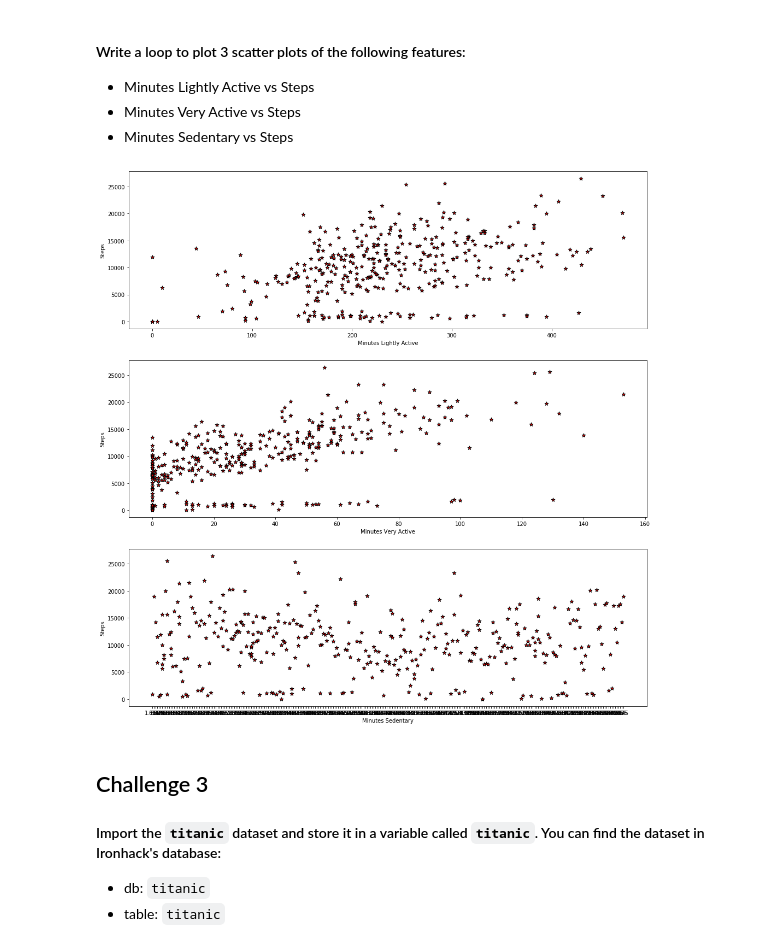
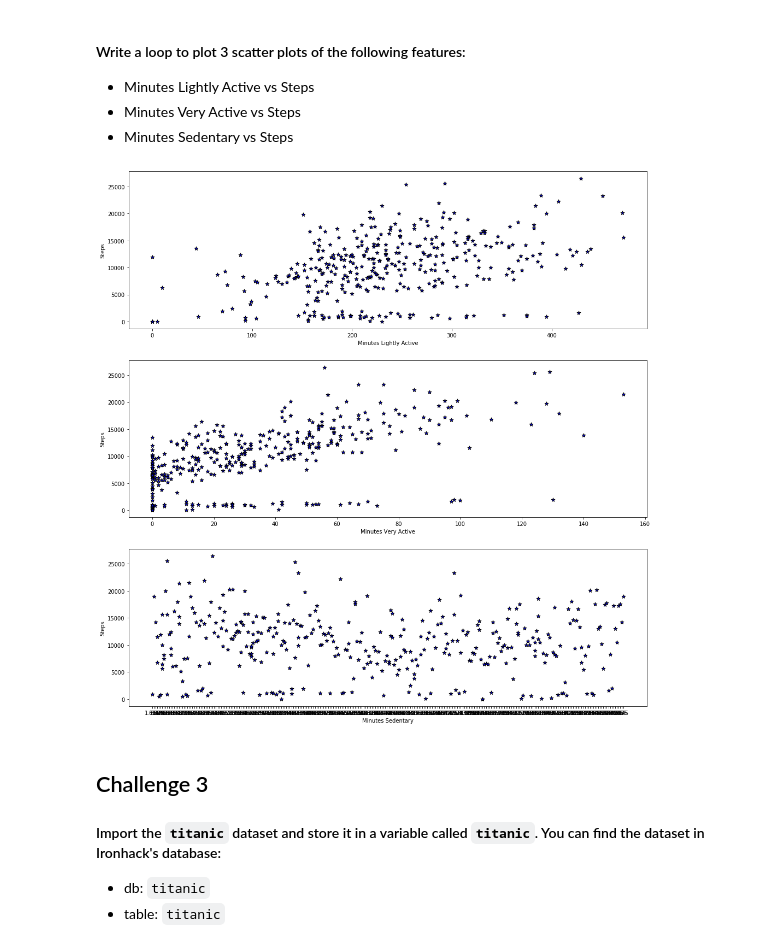
Before and after one commit to Zak-ScorpiuS/lab-matplotlib-seaborn, a Jupyter notebook: your-code/main.ipynb, the cells around one changed output. Saved outputs shown, nothing was run; the diff lists cells and outputs as text; code cells hidden in the pictures.

```diff
--- a/your-code/main.ipynb
+++ b/your-code/main.ipynb
@@ -210,14 +211,14 @@ f.savefig('steps.png', dpi = 400, quality=100)
 # %%
 # your code here
 fig, ax = plt.subplots(3,1,figsize=(17,18))
 features = ['Minutes Lightly Active','Minutes Very Active','Minutes Sedentary']
 for i,j in zip(features,ax):
-    j.scatter(fitbit[i],fitbit['Steps'], s=50, color='red', edgecolor='black', marker='*')
+    j.scatter(fitbit[i],fitbit['Steps'], s=50, color='blue', edgecolor='black', marker='*')
     j.set_xlabel(i)
     j.set_ylabel('Steps')
 plt.show()
 # %% [output]
-[figure, old version]
+[figure, new version]
 # %% [markdown]
 ## Challenge 3
 
```
Also changed, not shown: parts of 5 cells of this notebook.
